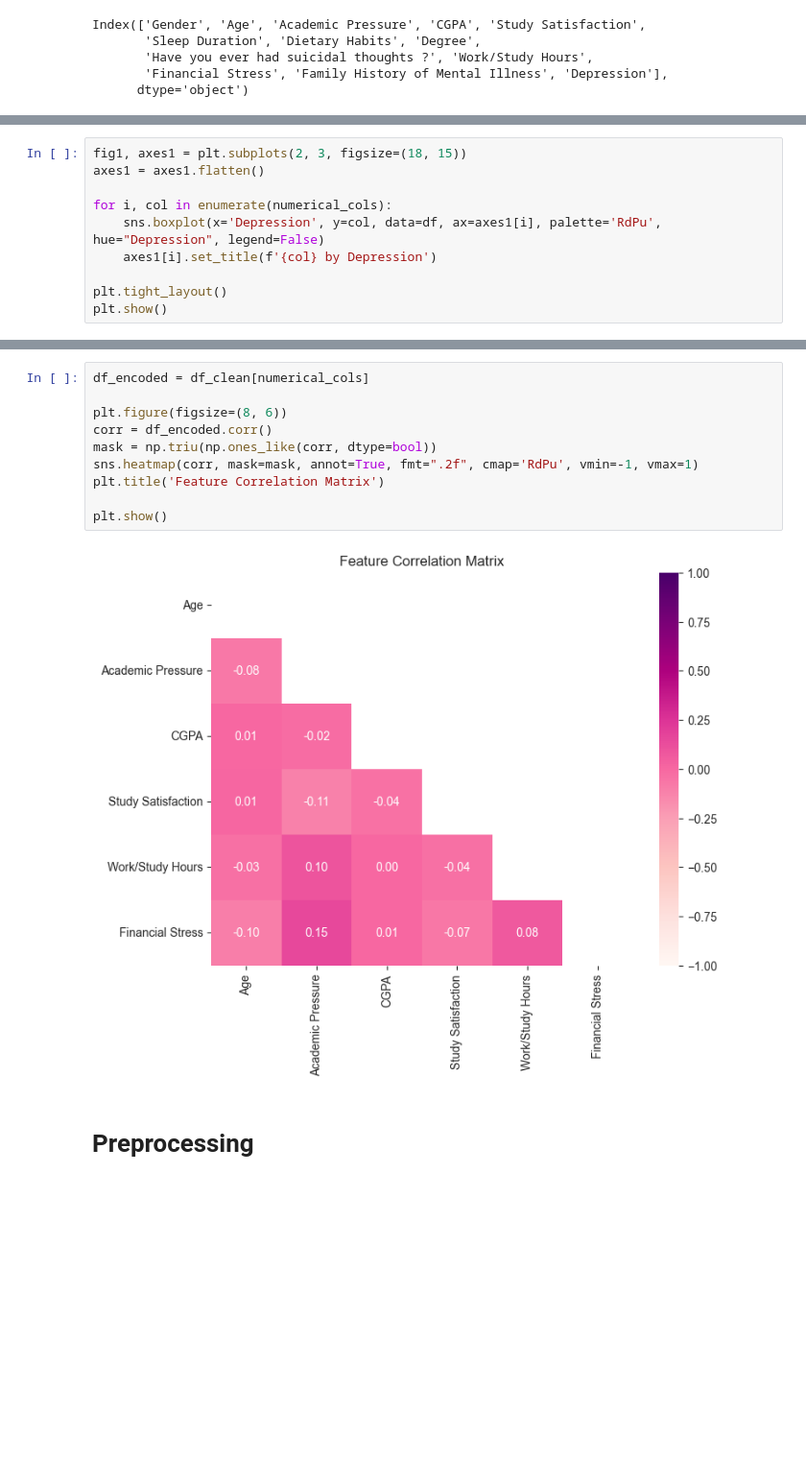
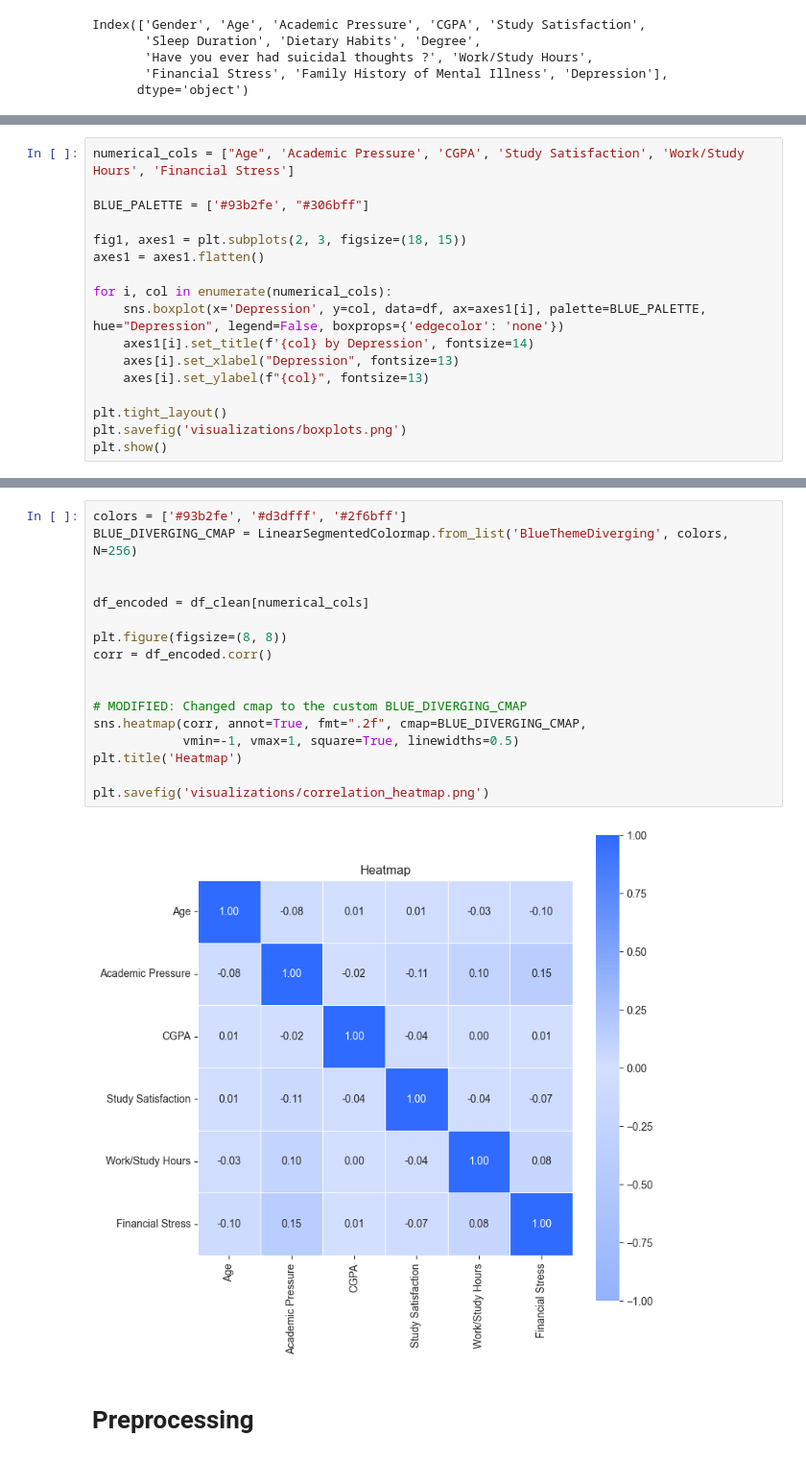
Before and after one commit to Park-Hip/student_depression, a Jupyter notebook: notebook.ipynb, the cells around one changed output, grey strips where cells are left out. Shown at 96% size. Cells and saved outputs as stored; diff of their text form; blank space fills up the shorter version.

```diff
--- a/notebook.ipynb
+++ b/notebook.ipynb
@@ -121,11 +150,18 @@ plt.show()
 # %%
+numerical_cols = ["Age", 'Academic Pressure', 'CGPA', 'Study Satisfaction', 'Work/Study Hours', 'Financial Stress']
+
+BLUE_PALETTE = ['#93b2fe', "#306bff"]
+
 fig1, axes1 = plt.subplots(2, 3, figsize=(18, 15))
 axes1 = axes1.flatten()
 
 for i, col in enumerate(numerical_cols):
-    sns.boxplot(x='Depression', y=col, data=df, ax=axes1[i], palette='RdPu', hue="Depression", legend=False)
-    axes1[i].set_title(f'{col} by Depression')
+    sns.boxplot(x='Depression', y=col, data=df, ax=axes1[i], palette=BLUE_PALETTE, hue="Depression", legend=False, boxprops={'edgecolor': 'none'})
+    axes1[i].set_title(f'{col} by Depression', fontsize=14)
+    axes[i].set_xlabel("Depression", fontsize=13)
+    axes[i].set_ylabel(f"{col}", fontsize=13)
 
 plt.tight_layout()
+plt.savefig('visualizations/boxplots.png')
 plt.show()
 # %% [output]
@@ -159,15 +198,22 @@ plt.show()
 # %%
+colors = ['#93b2fe', '#d3dfff', '#2f6bff']
+BLUE_DIVERGING_CMAP = LinearSegmentedColormap.from_list('BlueThemeDiverging', colors, N=256)
+
+
 df_encoded = df_clean[numerical_cols]
 
-plt.figure(figsize=(8, 6))
+plt.figure(figsize=(8, 8))
 corr = df_encoded.corr()
-mask = np.triu(np.ones_like(corr, dtype=bool))
-sns.heatmap(corr, mask=mask, annot=True, fmt=".2f", cmap='RdPu', vmin=-1, vmax=1)
-plt.title('Feature Correlation Matrix')
 
-plt.show()
+
+# MODIFIED: Changed cmap to the custom BLUE_DIVERGING_CMAP
+sns.heatmap(corr, annot=True, fmt=".2f", cmap=BLUE_DIVERGING_CMAP,
+            vmin=-1, vmax=1, square=True, linewidths=0.5)
+plt.title('Heatmap')
+
+plt.savefig('visualizations/correlation_heatmap.png')
 # %% [output]
-[figure, old version]
+[figure, new version]
 # %% [markdown]
 # Preprocessing
 # %%
```
Also changed, not shown: parts of 5 cells of this notebook, 6 other files.
